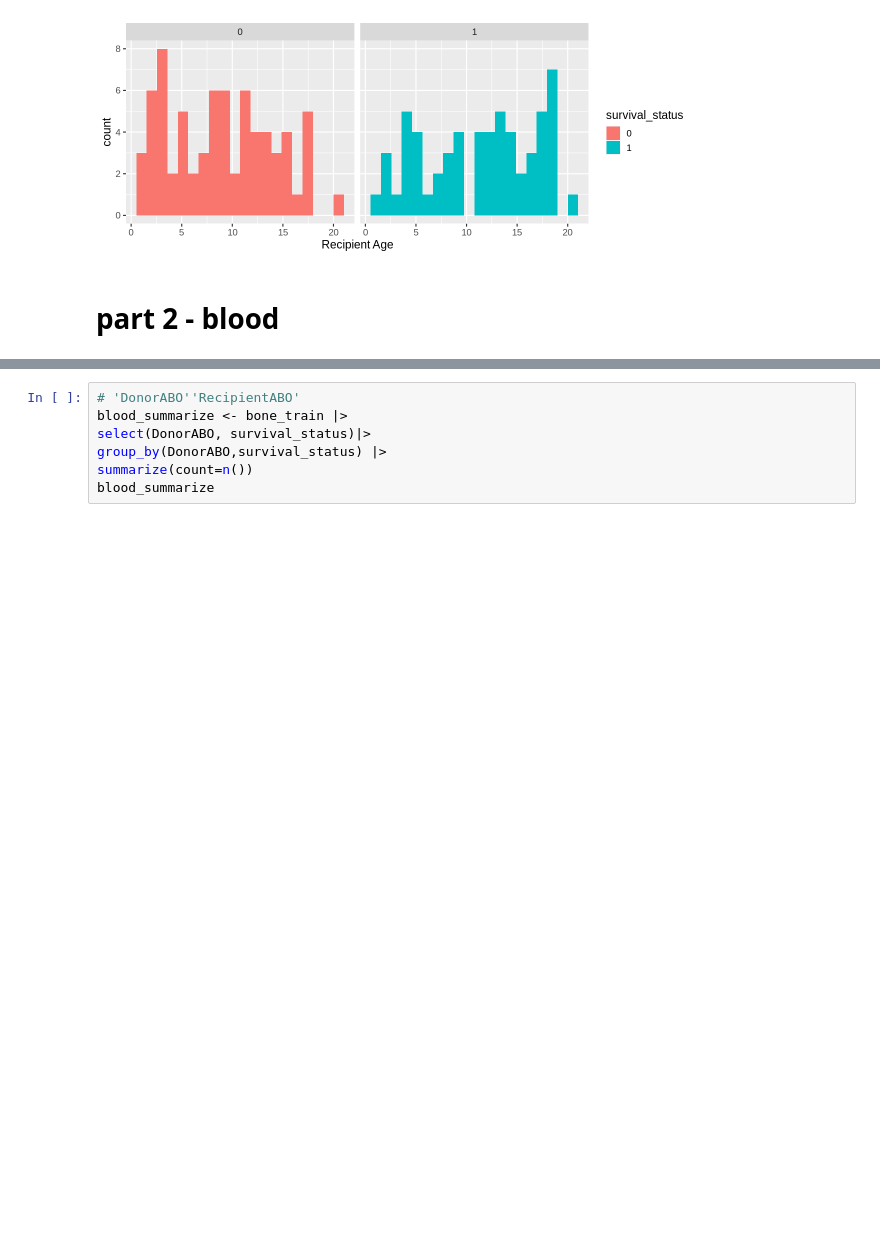
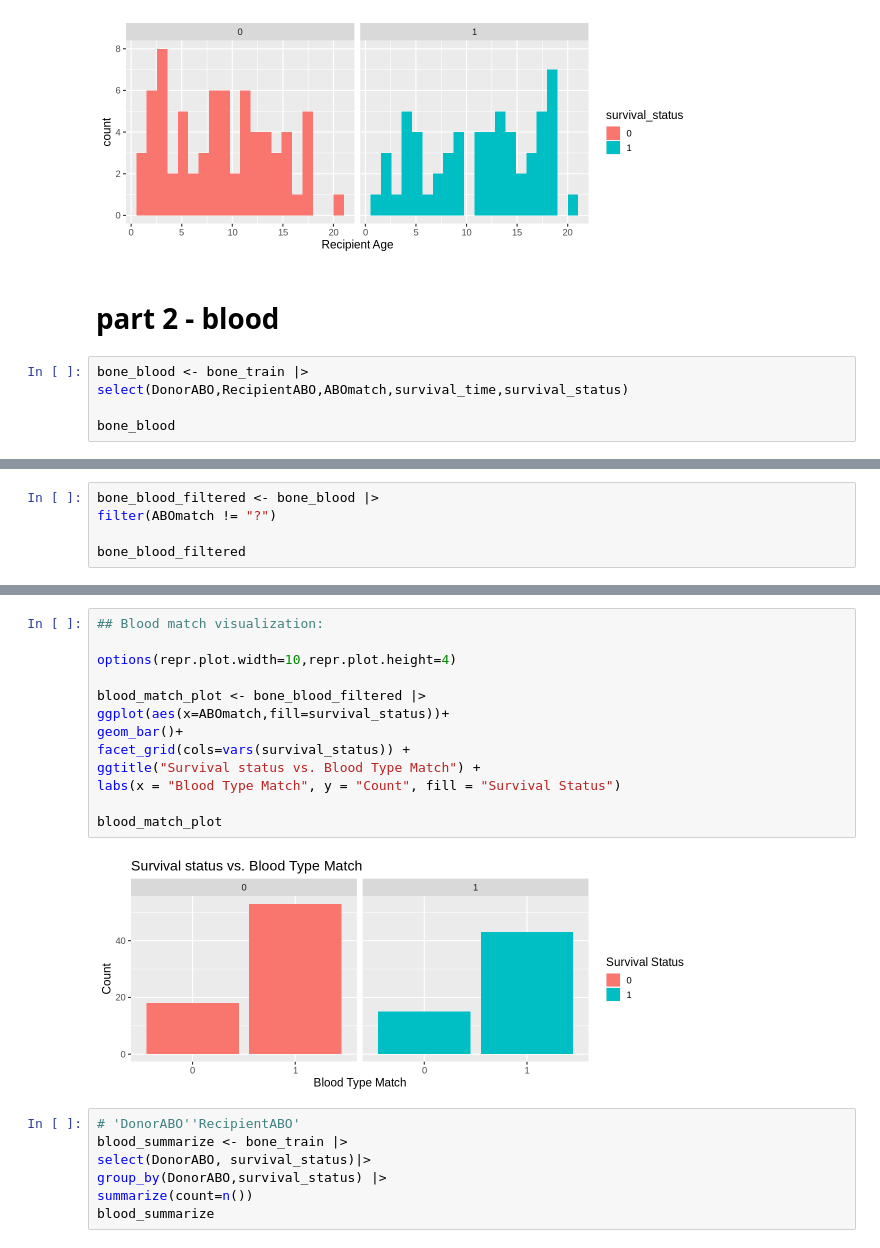
Before and after one commit to lattellie/23-03-DSCI-group-project, a Jupyter notebook: pre-visualization.ipynb, the cells around one changed output, grey strips where cells are left out. Drawn from its saved outputs; the diff is of its cells as text; blank space fills up the shorter version.

Commit message:
Add all plots

```diff
--- a/pre-visualization.ipynb
+++ b/pre-visualization.ipynb
@@ -180,3 +214,8 @@ Recipient_age_plot
 [figure]
 # %% [markdown]
 # part 2 - blood
+# %%
+bone_blood <- bone_train |>
+select(DonorABO,RecipientABO,ABOmatch,survival_time,survival_status)
+
+bone_blood
@@ -182,0 +242,5 @@ Recipient_age_plot
+# %%
+bone_blood_filtered <- bone_blood |>
+filter(ABOmatch != "?")
+
+bone_blood_filtered
@@ -183,3 +267,18 @@ Recipient_age_plot
+# %%
+## Blood match visualization:
+
+options(repr.plot.width=10,repr.plot.height=4)
+
+blood_match_plot <- bone_blood_filtered |>
+ggplot(aes(x=ABOmatch,fill=survival_status))+
+geom_bar()+
+facet_grid(cols=vars(survival_status)) +
+ggtitle("Survival status vs. Blood Type Match") +
+labs(x = "Blood Type Match", y = "Count", fill = "Survival Status")
+
+blood_match_plot
+# %% [output]
+[figure, added]
 # %%
 # 'DonorABO''RecipientABO'
 blood_summarize <- bone_train |>
```
Also changed, not shown: parts of 6 cells of this notebook.
